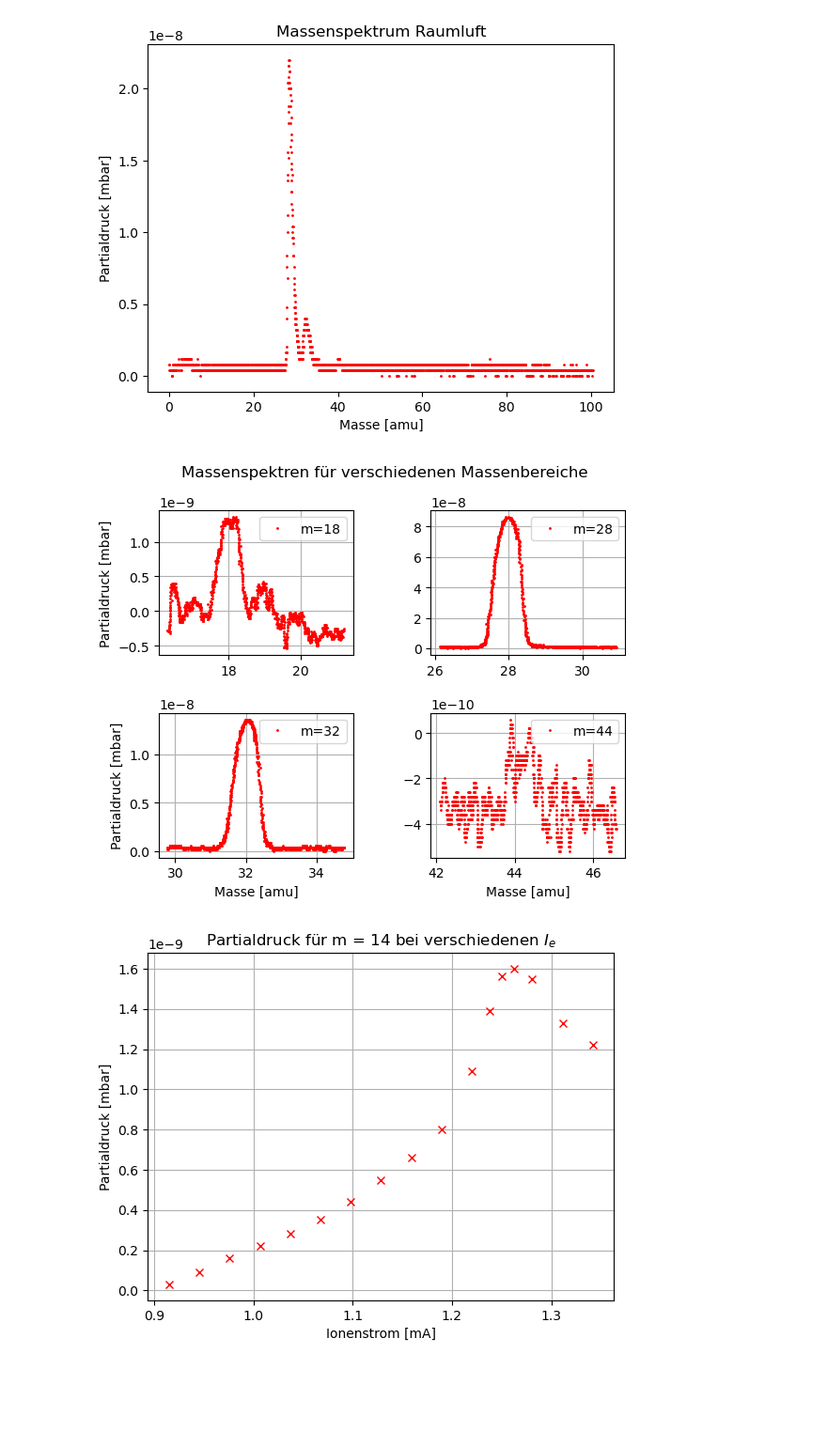
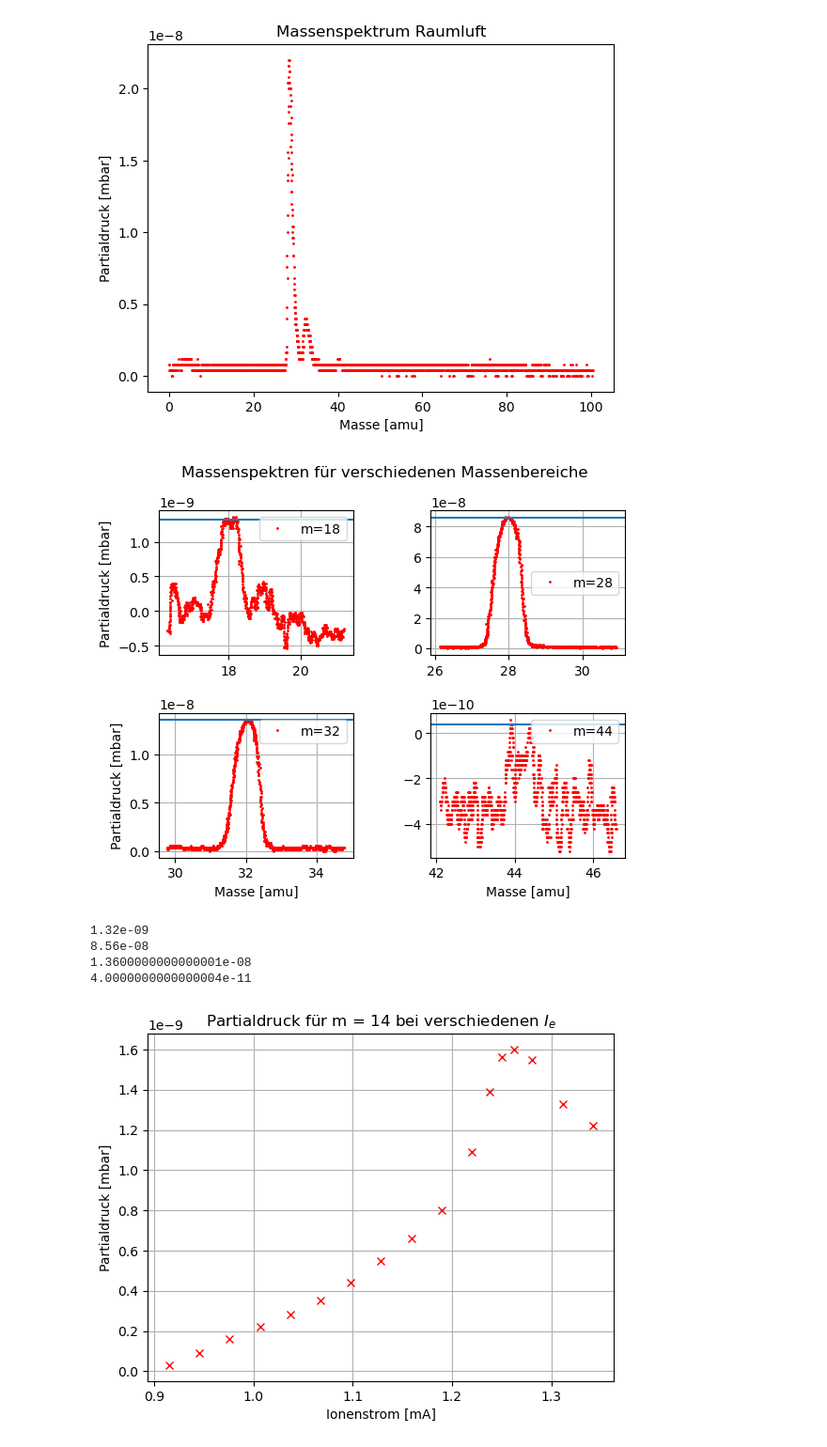
Before and after one commit to MRNock04/P3, a Jupyter notebook: Massenspektrometer/Auswertung.ipynb, the cells around one changed output. Shown: that part at 94% size. Drawn from its saved outputs; the diff is of its cells as text; code cells hidden in the pictures; blank space fills up the shorter version.

```diff
--- a/Massenspektrometer/Auswertung.ipynb
+++ b/Massenspektrometer/Auswertung.ipynb
@@ -68,31 +68,44 @@ m18_p = m18['CH2'][90:1700] * 10 ** -10
 m28_m = m28['CH1'][150:1720] / 20 + 26
 m28_p = m28['CH2'][150:1720] * 10 ** -9
 
 m32_m = m32['CH1'][150:1780] / 20 + 30
 m32_p = m32['CH2'][150:1780] * 10 ** -9
 
 m44_m = m44['CH1'][120:1600] / 20 + 42
 m44_p = m44['CH2'][120:1600] * 10 ** -10
 
 fig, ax = plt.subplots(2,2, gridspec_kw={'wspace':0.4,'hspace':0.4})
 
 ax[0][0].plot(m18_m + 0.25, m18_p, 'r.', markersize=2, label='m=18')
 ax[0][1].plot(m28_m - 0.1, m28_p, 'r.', markersize=2, label='m=28')
 ax[1][0].plot(m32_m - 0.25, m32_p, 'r.', markersize=2, label='m=32')
 ax[1][1].plot(m44_m, m44_p, 'r.', markersize=2, label='m=44')
 
 fig.suptitle('Massenspektren für verschiedenen Massenbereiche')
 
 ax[0][0].set(xlabel="", ylabel="Partialdruck [mbar]")
 ax[1][0].set(xlabel="Masse [amu]", ylabel="Partialdruck [mbar]")
 ax[1][1].set(xlabel="Masse [amu]", ylabel="")
 
 for i in [0,1]:
     for j in [0,1]:
         ax[i][j].grid()
         ax[i][j].legend()
 
+ax[0][0].axhline(y=np.array(m18_p)[np.where(np.array(m18_m)==17.96)][0])
+ax[0][1].axhline(y=np.array(m28_p)[np.where(np.array(m28_m)==28.02)][3])
+ax[1][0].axhline(y=np.array(m32_p)[np.where(np.array(m32_m)==32.26)][0])
+ax[1][1].axhline(y=np.array(m44_p)[np.where(np.array(m44_m)==43.94)][0])
 
 plt.show()
+
+print(np.array(m18_p)[np.where(np.array(m18_m)==17.96)][0])
+print(np.array(m28_p)[np.where(np.array(m28_m)==28.02)][3])
+print(np.array(m32_p)[np.where(np.array(m32_m)==32.26)][0])
+print(np.array(m44_p)[np.where(np.array(m44_m)==43.94)][0])
 # %% [output]
-[figure, old version]
+[figure, new version]
+1.32e-09
+8.56e-08
+1.3600000000000001e-08
+4.0000000000000004e-11
```
Also changed, not shown: parts of 2 cells of this notebook.
